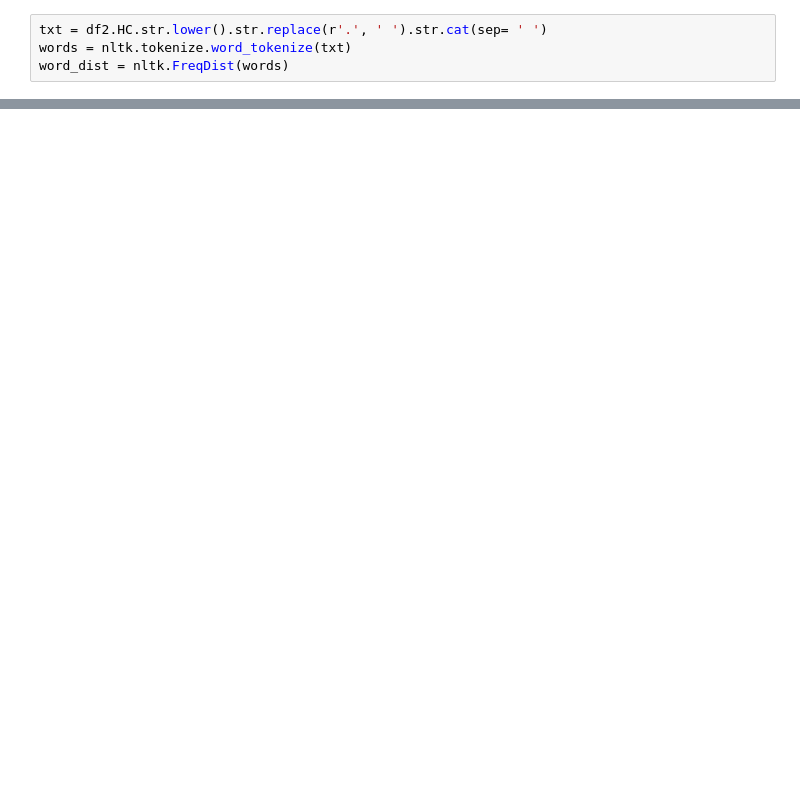
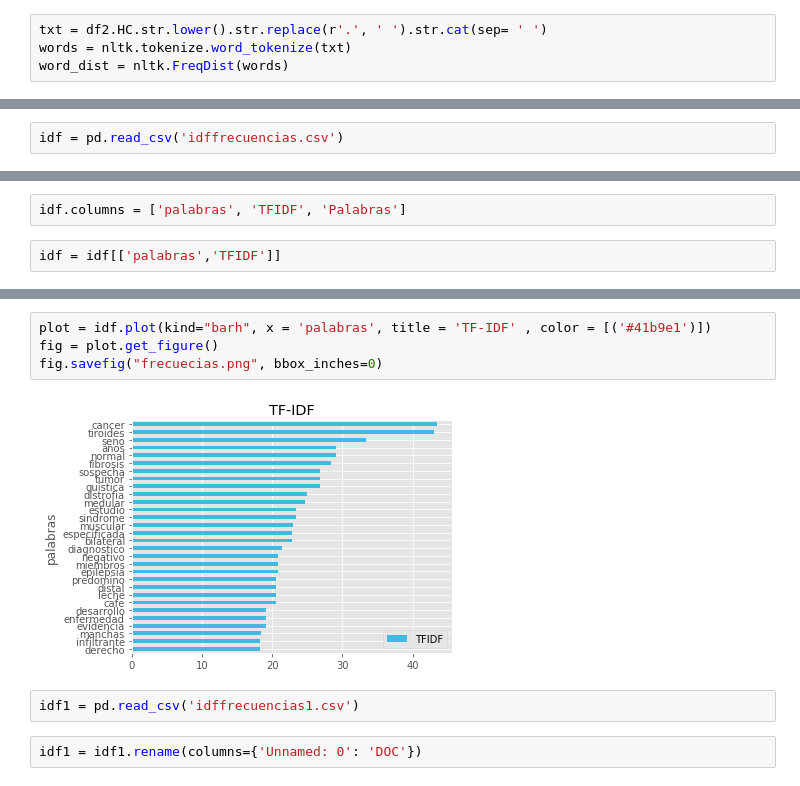
Before and after one commit to jevelezse/Min-r-a, a Jupyter notebook: mineria de texto.ipynb, the cells around one changed output, grey strips where cells are left out. Saved outputs shown, nothing was run; the diff lists cells and outputs as text; blank space fills up the shorter version.

```diff
--- a/mineria de texto.ipynb
+++ b/mineria de texto.ipynb
@@ -202,0 +136,2 @@ math.sqrt(45.370099999999994)
+# %%
+idf = pd.read_csv('idffrecuencias.csv')
@@ -202,0 +147,4 @@ math.sqrt(45.370099999999994)
+# %%
+idf.columns = ['palabras', 'TFIDF', 'Palabras']
+# %%
+idf = idf[['palabras','TFIDF']]
@@ -202,0 +160,10 @@ math.sqrt(45.370099999999994)
+# %%
+plot = idf.plot(kind="barh", x = 'palabras', title = 'TF-IDF' , color = [('#41b9e1')])
+fig = plot.get_figure()
+fig.savefig("frecuecias.png", bbox_inches=0)
+# %% [output]
+[figure, added]
+# %%
+idf1 = pd.read_csv('idffrecuencias1.csv')
+# %%
+idf1 = idf1.rename(columns={'Unnamed: 0': 'DOC'})
```
Also changed, not shown: parts of 63 cells of this notebook.
